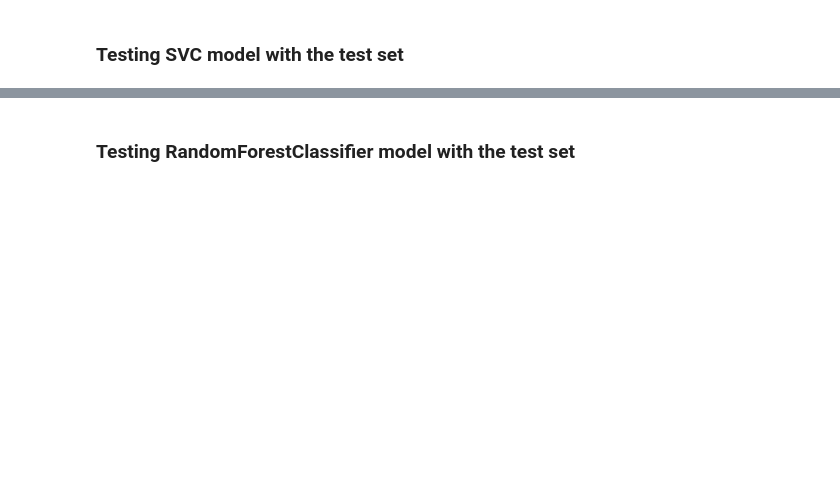
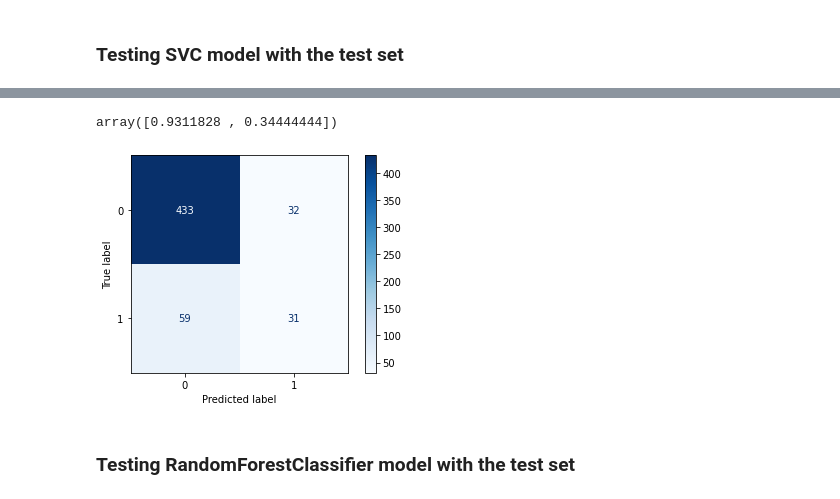
Before and after one commit to jonkingseestheworld/Music_Match_Maker, a Jupyter notebook: song_choice_analyser_notebook.ipynb, the cells around one changed output, grey strips where cells are left out. Drawn from its saved outputs; the diff is of its cells as text; code cells hidden in the pictures; blank space fills up the shorter version.

```diff
--- a/song_choice_analyser_notebook.ipynb
+++ b/song_choice_analyser_notebook.ipynb
@@ -249,16 +313,0 @@ np.mean(rf_scores)
-# %%
-
-parameters = {
-    'alpha':[0.001],    #tested[0.0001, 0.005, 0.01, 0.05, 0.01, 0.1, 1.0, 5.0]
-    'hidden_layer_sizes': [[100, 100], [100,150]]    # tested [[100,50], [150, 50], [100,10], [100, 20], [100,10], [50, 10], [10, 10]]
-}
-
-mlpc = Pipeline([('CV', GridSearchCV(MLPClassifier(random_state=13), parameters, cv=5, scoring="f1", n_jobs=-1, verbose=2))])
-mlpc.fit(X_train_scaled, y_train)
-mlpc.named_steps['CV'].best_params_
-#clf1 = MLPClassifier(random_state=13 , hidden_layer_sizes = [10,10]) #solver - defaults is 'adam'
-#grid_values = {'alpha': [0.01, 0.1, 1.0, 5.0]}    #also tried this combination [0.001, 0.005, 0.01, 0.05] and the best param is still 0.01
-
-
-# metric to optimize over grid parameters: AUC
-#grid_clf_auc = GridSearchCV(clf1, param_grid = grid_values, scoring = 'roc_auc')
@@ -270,18 +316,14 @@ np.mean(mlp_scores)
 # %%
 
 parameters = {
-    'C':[5, 10, 20, 50],    #for linear, tested[0.001, 0.01, 0.1, 1, 5]  #for rbf, test [0.01, 0.5, 0.1, 1, 5, 10, 20, 50, 100, 200, 500, 1500]
-    'gamma': [20, 50, 80]  #for rbf, test [0.01, 0.1, 0.5, 1, 10, 50, 100, 150]
+    'C':[10, 20, 50],    #for linear, tested[0.001, 0.01, 0.1, 1, 5]  #for rbf, test [0.01, 0.5, 0.1, 1, 5, 10, 20, 50, 100, 200, 500, 1500]
+    'gamma': [10, 20, 50]  #for rbf, test [0.01, 0.1, 0.5, 1, 10, 50, 100, 150]
 }
 
-svc_clf = Pipeline([('CV', GridSearchCV(SVC(random_state=13, kernel="rbf"), parameters, cv=5, scoring="f1", n_jobs=-1, verbose=2))])
+svc_clf = Pipeline([('CV', GridSearchCV(SVC(random_state=13, kernel="rbf"), parameters, cv=5, scoring="recall", n_jobs=-1, verbose=2))])
+#svc_clf = Pipeline([('CV', GridSearchCV(SVC(random_state=13, kernel="rbf"), parameters, cv=5, scoring="f1", n_jobs=-1, verbose=2))])
 svc_clf.fit(X_train_scaled, y_train)
 svc_clf.named_steps['CV'].best_params_
 
-#svc_clf = SVC(random_state=13 , kernel="linear", class_weight = "balanced") #solver - defaults is 'adam'
-#grid_values = {'C': [0.04, 0.05, 0.1, 0.5, 1, 5, 20, 40]} #also tried this combination [0.01, 0.1, 1, 5] when not using class_weight and the best param was 0.01
-#
-#
+
 ## metric to optimize over grid parameters: AUC
-#grid_clf_auc = GridSearchCV(clf1, param_grid = grid_values, scoring = "roc_auc")
-#grid_clf_auc.fit(X_train_scaled, y_train)
@@ -288,4 +336,6 @@ svc_clf.named_steps['CV'].best_params_
 # %%
-svc = Pipeline([('svc', SVC(random_state=13, C = 10, gamma=50, kernel="rbf"))])   #class_weight = "balanced"
-svc_scores = cross_val_score(svc, X_train_scaled, y_train, cv=10, scoring="f1", n_jobs=-1, verbose=2)
+svc = Pipeline([('svc', SVC(random_state=13, C = 20, gamma=20, kernel="rbf"))])   #class_weight = "balanced"
+#svc_scores = cross_val_score(svc, X_train_scaled, y_train, cv=10, scoring="f1", n_jobs=-1, verbose=2)
+svc_scores = cross_val_score(svc, X_train_scaled, y_train, cv=10, scoring="recall", n_jobs=-1, verbose=2)
+
 np.mean(svc_scores)
@@ -296,9 +352,15 @@ svc.fit(X_train_scaled, y_train)
 # %%
 y_pred = svc.predict(X_test_scaled)
 # %%
-from sklearn.metrics import f1_score
-
-f1_score(y_test, y_pred, average=None)
+recall_score(y_test, y_pred, average=None)
+#f1_score(y_test, y_pred, average=None)
+# %% [output]
+array([0.9311828 , 0.34444444])
+# %%
+from sklearn.metrics import plot_confusion_matrix
+confmat = plot_confusion_matrix(svc, X_test_scaled, y_test, cmap="Blues")
+# %% [output]
+[figure, added]
 # %% [markdown]
 ### Testing RandomForestClassifier model with the test set
 # %%
```
Also changed, not shown: parts of 39 cells of this notebook, 3 other files.
